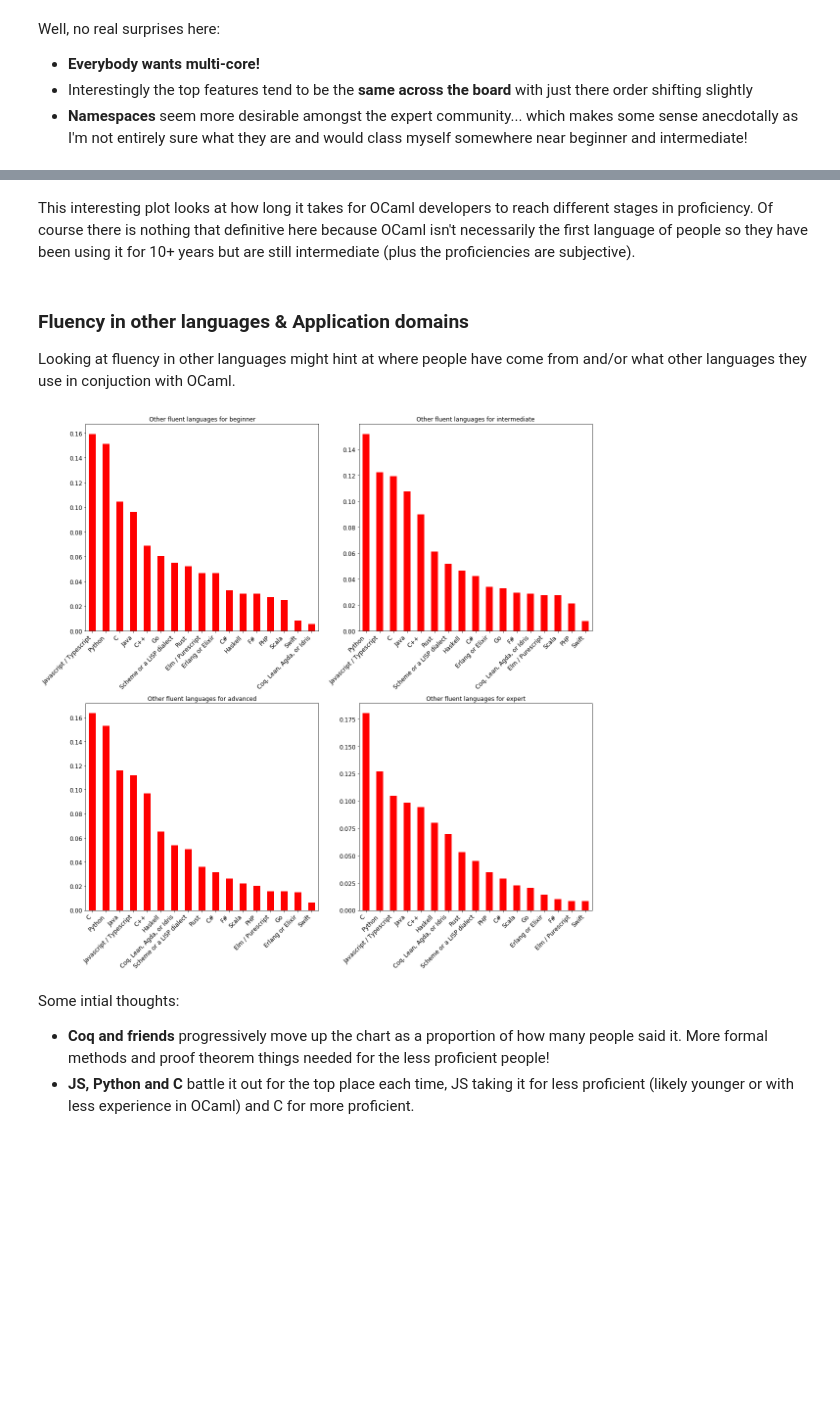
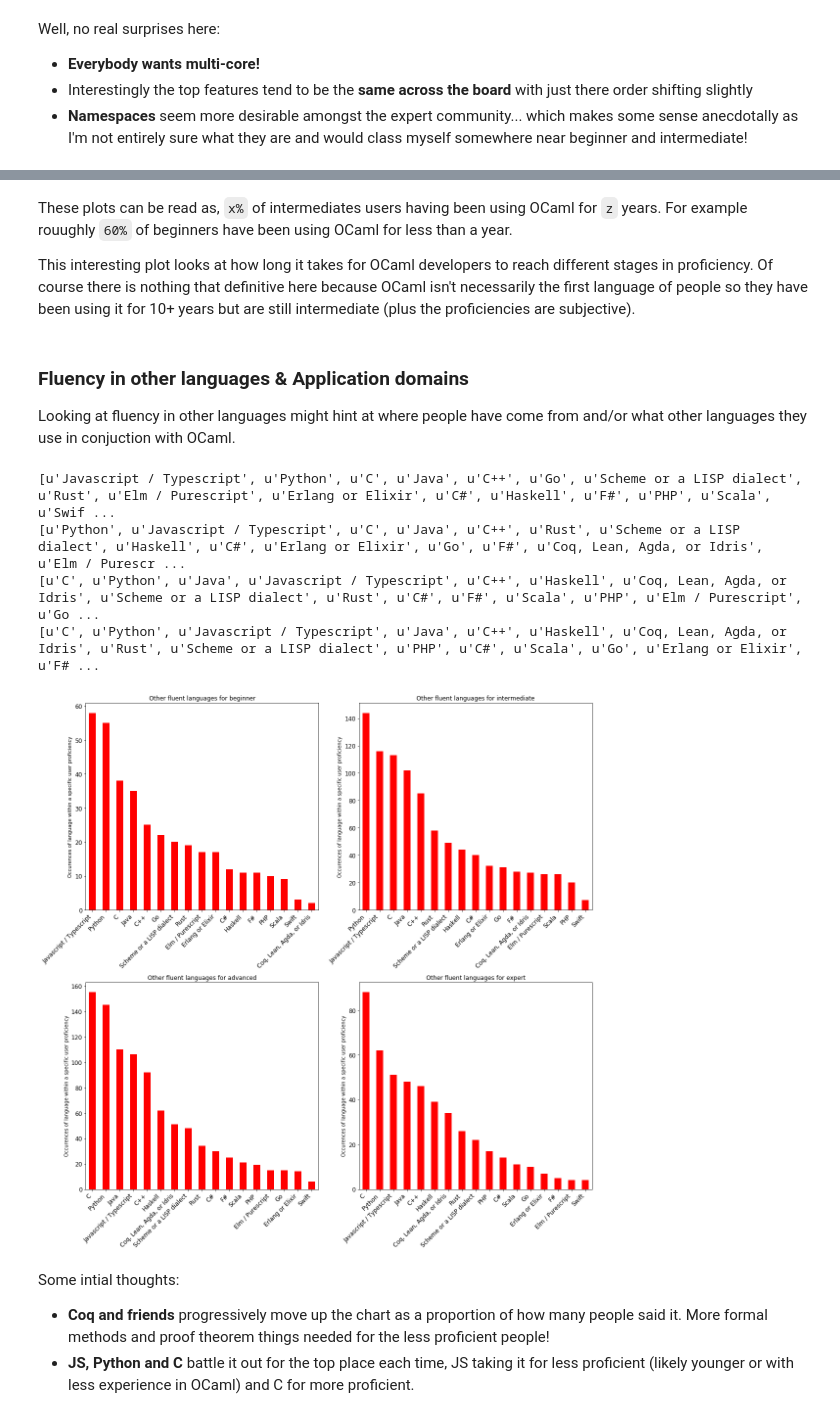
Before and after one commit to patricoferris/ocaml-survey-analysis, a Jupyter notebook: survey-analysis.ipynb, the cells around one changed output, grey strips where cells are left out. Cells and saved outputs as stored; diff of their text form; code cells hidden in the pictures; blank space fills up the shorter version.

```diff
--- a/survey-analysis.ipynb
+++ b/survey-analysis.ipynb
@@ -43,7 +71,7 @@ def totals_and_proportions(df, col):
     print("\nProportions")
     print(df[col].value_counts(normalize=True))
 # %%
-def plot(df, col, values, plot_col, title_prefix, ylabel="", normalize=True, drop=0):
+def plot(df, col, values, plot_col, title_prefix, ylabel="", agree=False, normalize=True, drop=0):
     cols = 2
     rows = len(values) / cols
     fig, axs = plt.subplots(rows, cols, figsize=(16, 16))
@@ -55,6 +83,7 @@ def plot(df, col, values, plot_col, title_prefix, ylabel="", normalize=True, dro
             ax.set_ylabel(ylabel)
             filter(df, col, value)[plot_col].value_counts(normalize=normalize)[df[plot_col].value_counts() >= drop].plot.bar(rot=45, title=title_prefix + value, ax=ax, fontsize=12, colormap="autumn")
             labels = [l.get_text() for l in ax.get_xticklabels()]
+            print (labels)
             ax.set_xticklabels(labels, ha='right')
     plt.tight_layout ()
     plt.show()
@@ -145,7 +194,9 @@ plot(df, proficiency, ["beginner", "intermediate", "advanced", "expert"], years_
 # %% [markdown]
+These plots can be read as, `x%` of intermediates users having been using OCaml for `z` years. For example rouughly `60%` of beginners have been using OCaml for less than a year.
+
 This interesting plot looks at how long it takes for OCaml developers to reach different stages in proficiency. Of course there is nothing that definitive here because OCaml isn't necessarily the first language of people so they have been using it for 10+ years but are still intermediate (plus the proficiencies are subjective).
 # %% [markdown]
-### Fluency in other languages & Application domains
+### Fluency in other languages & Application domains <a class="anchor" id="app-dom"></a>
 
 Looking at fluency in other languages might hint at where people have come from and/or what other languages they use in conjuction with OCaml.
 # %%
@@ -158,9 +209,13 @@ def split_plot(col, new_col_name):
 # %%
 # My lack of pandas and python skills are showing here
 lang_df = split_plot(langs, "languages")
-plot(lang_df, proficiency, ["beginner", "intermediate", "advanced", "expert"], "languages", "Other fluent languages for ", ylabel="", normalize=True)
+plot(lang_df, proficiency, ["beginner", "intermediate", "advanced", "expert"], "languages", "Other fluent languages for ", ylabel="Occurences of language within a specific user proficiency", normalize=False)
 # %% [output]
+[u'Javascript / Typescript', u'Python', u'C', u'Java', u'C++', u'Go', u'Scheme or a LISP dialect', u'Rust', u'Elm / Purescript', u'Erlang or Elixir', u'C#', u'Haskell', u'F#', u'PHP', u'Scala', u'Swif ...
+[u'Python', u'Javascript / Typescript', u'C', u'Java', u'C++', u'Rust', u'Scheme or a LISP dialect', u'Haskell', u'C#', u'Erlang or Elixir', u'Go', u'F#', u'Coq, Lean, Agda, or Idris', u'Elm / Purescr ...
+[u'C', u'Python', u'Java', u'Javascript / Typescript', u'C++', u'Haskell', u'Coq, Lean, Agda, or Idris', u'Scheme or a LISP dialect', u'Rust', u'C#', u'F#', u'Scala', u'PHP', u'Elm / Purescript', u'Go ...
+[u'C', u'Python', u'Javascript / Typescript', u'Java', u'C++', u'Haskell', u'Coq, Lean, Agda, or Idris', u'Rust', u'Scheme or a LISP dialect', u'PHP', u'C#', u'Scala', u'Go', u'Erlang or Elixir', u'F# ...
-[figure, old version]
+[figure, new version]
 # %% [markdown]
 Some intial thoughts:
   - **Coq and friends** progressively move up the chart as a proportion of how many people said it. More formal methods and proof theorem things needed for the less proficient people!
```
Also changed, not shown: parts of 25 cells of this notebook.
